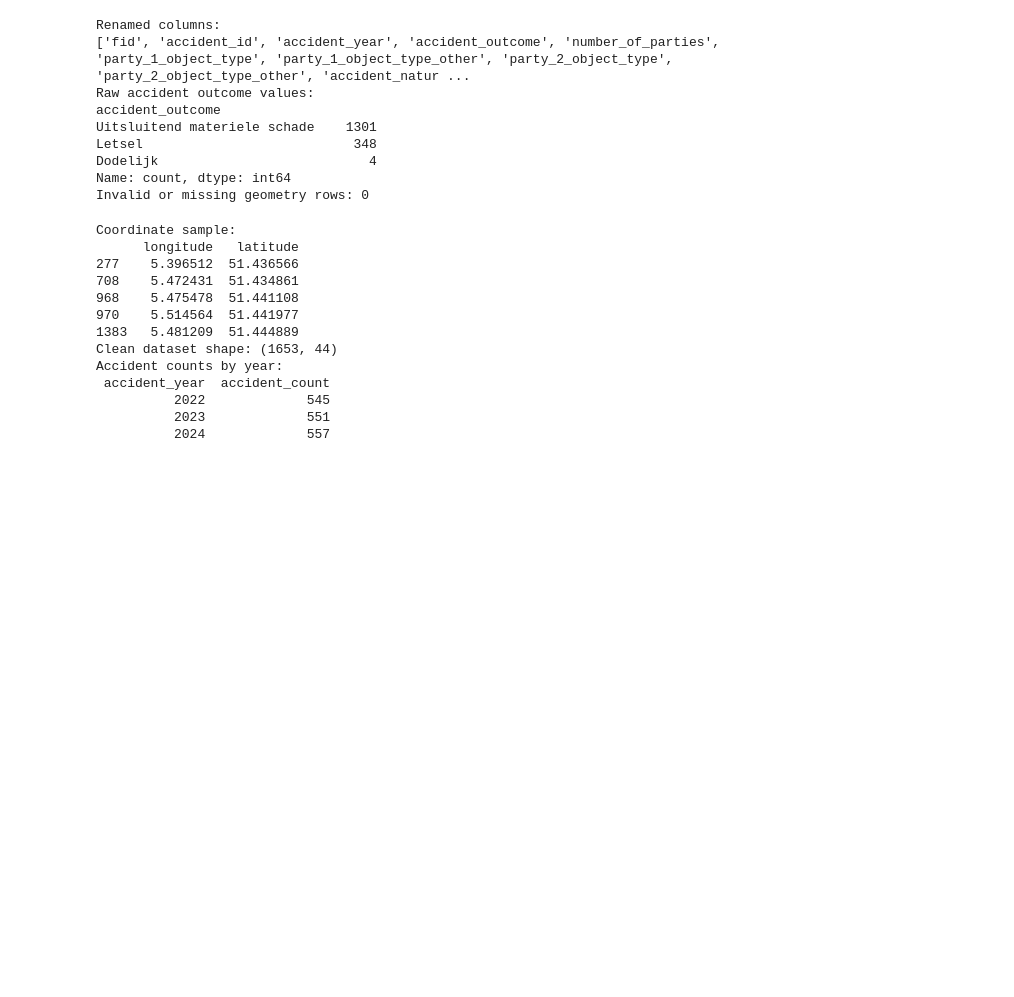
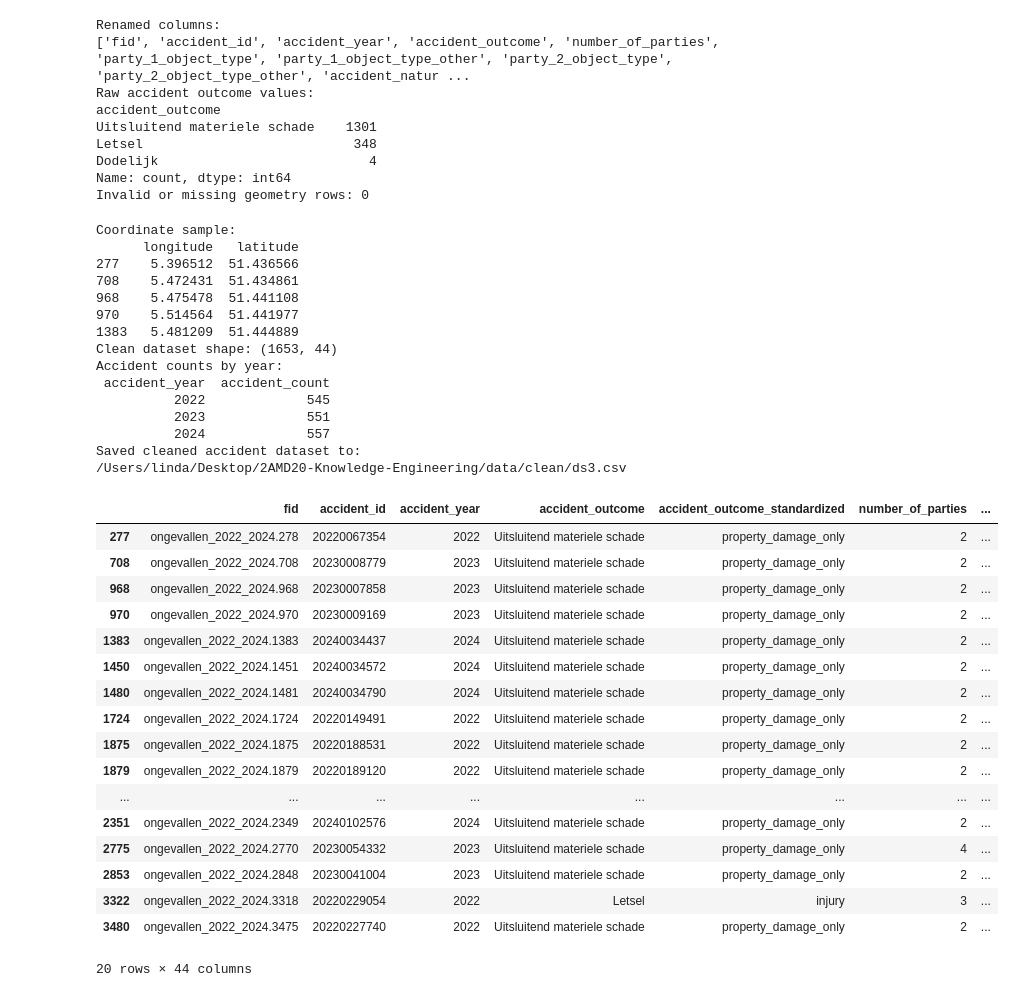
Before and after one commit to haneulchoi0904/2AMD20-Knowledge-Engineering, a Jupyter notebook: notebooks/accident_df_EDA.ipynb, the cells around one changed output. Cells and saved outputs as stored; diff of their text form; code cells hidden in the pictures; blank space fills up the shorter version.

Commit message:
Update accident EDA notebook and cleaned dataset

```diff
--- a/notebooks/accident_df_EDA.ipynb
+++ b/notebooks/accident_df_EDA.ipynb
@@ -255,38 +255,60 @@ clean_columns = [
 
 df_accidents_clean = pd.DataFrame(accidents_gdf[clean_columns]).copy()
 
-# Save the cleaned accident dataset
-# df_accidents_clean.to_csv(OUTPUT_PATH, index=False)
-
-# print("Saved clean accident dataset to:")
-# print(OUTPUT_PATH)
 print("Clean dataset shape:", df_accidents_clean.shape)
 
 # Count cycling-related accidents by year
 accident_counts_by_year = (
     df_accidents_clean
     .groupby("accident_year")
     .size()
     .reset_index(name="accident_count")
     .sort_values("accident_year")
 )
 
 print("Accident counts by year:")
 print(accident_counts_by_year.to_string(index=False))
 
+# Save the cleaned accident dataset as ds3.csv
+DS3_PATH = YEARLY_COUNTS_PATH.parent / "ds3.csv"
+
+df_accidents_clean.to_csv(DS3_PATH, index=False)
+
+print("Saved cleaned accident dataset to:")
+print(DS3_PATH)
+
 df_accidents_clean.head(20)
-accident_counts_by_year.to_csv(YEARLY_COUNTS_PATH, index=False)
 # %% [output]
 Coordinate sample:
       longitude   latitude
 277    5.396512  51.436566
 708    5.472431  51.434861
 968    5.475478  51.441108
 970    5.514564  51.441977
 1383   5.481209  51.444889
 Clean dataset shape: (1653, 44)
 Accident counts by year:
  accident_year  accident_count
           2022             545
           2023             551
           2024             557
+Saved cleaned accident dataset to:
+/Users/linda/Desktop/2AMD20-Knowledge-Engineering/data/clean/ds3.csv
+|  | fid | accident_id | accident_year | accident_outcome | accident_outcome_standardized | number_of_parties | ... |
+| 277 | ongevallen_2022_2024.278 | 20220067354 | 2022 | Uitsluitend materiele schade | property_damage_only | 2 | ... |
+| 708 | ongevallen_2022_2024.708 | 20230008779 | 2023 | Uitsluitend materiele schade | property_damage_only | 2 | ... |
+| 968 | ongevallen_2022_2024.968 | 20230007858 | 2023 | Uitsluitend materiele schade | property_damage_only | 2 | ... |
+| 970 | ongevallen_2022_2024.970 | 20230009169 | 2023 | Uitsluitend materiele schade | property_damage_only | 2 | ... |
+| 1383 | ongevallen_2022_2024.1383 | 20240034437 | 2024 | Uitsluitend materiele schade | property_damage_only | 2 | ... |
+| 1450 | ongevallen_2022_2024.1451 | 20240034572 | 2024 | Uitsluitend materiele schade | property_damage_only | 2 | ... |
+| 1480 | ongevallen_2022_2024.1481 | 20240034790 | 2024 | Uitsluitend materiele schade | property_damage_only | 2 | ... |
+| 1724 | ongevallen_2022_2024.1724 | 20220149491 | 2022 | Uitsluitend materiele schade | property_damage_only | 2 | ... |
+| 1875 | ongevallen_2022_2024.1875 | 20220188531 | 2022 | Uitsluitend materiele schade | property_damage_only | 2 | ... |
+| 1879 | ongevallen_2022_2024.1879 | 20220189120 | 2022 | Uitsluitend materiele schade | property_damage_only | 2 | ... |
+| ... | ... | ... | ... | ... | ... | ... | ... |
+| 2351 | ongevallen_2022_2024.2349 | 20240102576 | 2024 | Uitsluitend materiele schade | property_damage_only | 2 | ... |
+| 2775 | ongevallen_2022_2024.2770 | 20230054332 | 2023 | Uitsluitend materiele schade | property_damage_only | 4 | ... |
+| 2853 | ongevallen_2022_2024.2848 | 20230041004 | 2023 | Uitsluitend materiele schade | property_damage_only | 2 | ... |
+| 3322 | ongevallen_2022_2024.3318 | 20220229054 | 2022 | Letsel | injury | 3 | ... |
+| 3480 | ongevallen_2022_2024.3475 | 20220227740 | 2022 | Uitsluitend materiele schade | property_damage_only | 2 | ... |
+20 rows × 44 columns
```
Also changed, not shown: 2 other files.
